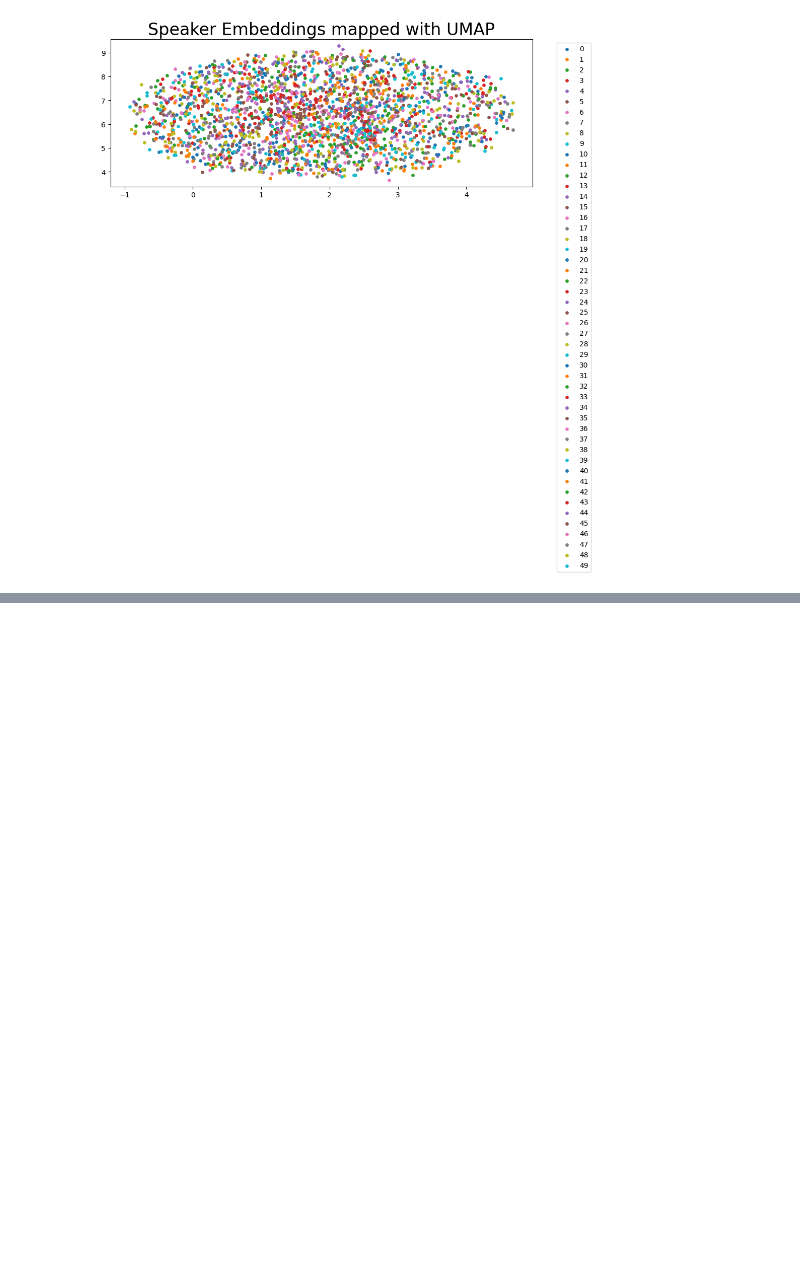
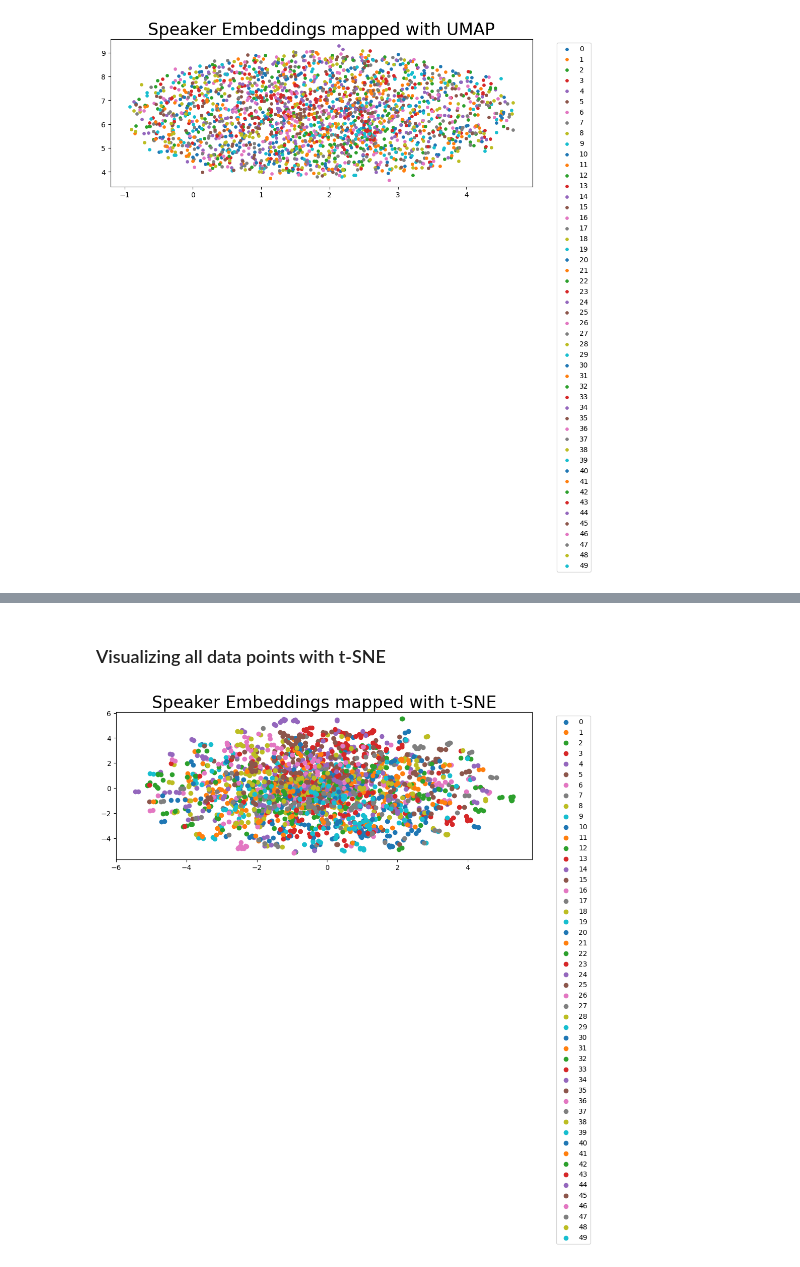
Before and after one commit to Yi-Shan-lin/Speaker-Recognition-using-ResNet-Embeddings, a Jupyter notebook: Evaluation_template.ipynb, the cells around one changed output, grey strips where cells are left out. Drawn from its saved outputs; the diff is of its cells as text; code cells hidden in the pictures; blank space fills up the shorter version.

```diff
--- a/Evaluation_template.ipynb
+++ b/Evaluation_template.ipynb
@@ -357,6 +357,28 @@ def visualize_with_umap(embeddings, labels):
     plt.legend(bbox_to_anchor=(1.05, 1), loc='upper left')
     plt.tight_layout()
     plt.show()
+# %%
+from sklearn.manifold import TSNE
+def visualize_with_tsne(embeddings, labels):
+
+  unique_speakers = np.unique(labels)
+  plt.figure(figsize=(10,8))
+
+  model = TSNE(n_components = 2, random_state = 42)
+  tsne_data = model.fit_transform(embeddings)
+
+  for speaker in unique_speakers:
+    mask = (labels == speaker)
+    plt.scatter(
+        tsne_data[mask, 0], # type: ignore
+        tsne_data[mask, 1], # type: ignore
+        label = speaker,
+    )
+
+  plt.title("Speaker Embeddings mapped with t-SNE", fontsize = 24)
+  plt.legend(bbox_to_anchor=(1.05, 1), loc='upper left')
+  plt.tight_layout()
+  plt.show()
 # %%
 all_embs = []
 all_ids = []
@@ -383,0 +413,6 @@ visualize_with_umap(all_embeddings, all_ids)
+# %% [markdown]
+### Visualizing all data points with t-SNE
+# %%
+visualize_with_tsne(all_embeddings, all_ids)
+# %% [output]
+[figure, added]
```
Also changed, not shown: parts of 6 cells of this notebook.
